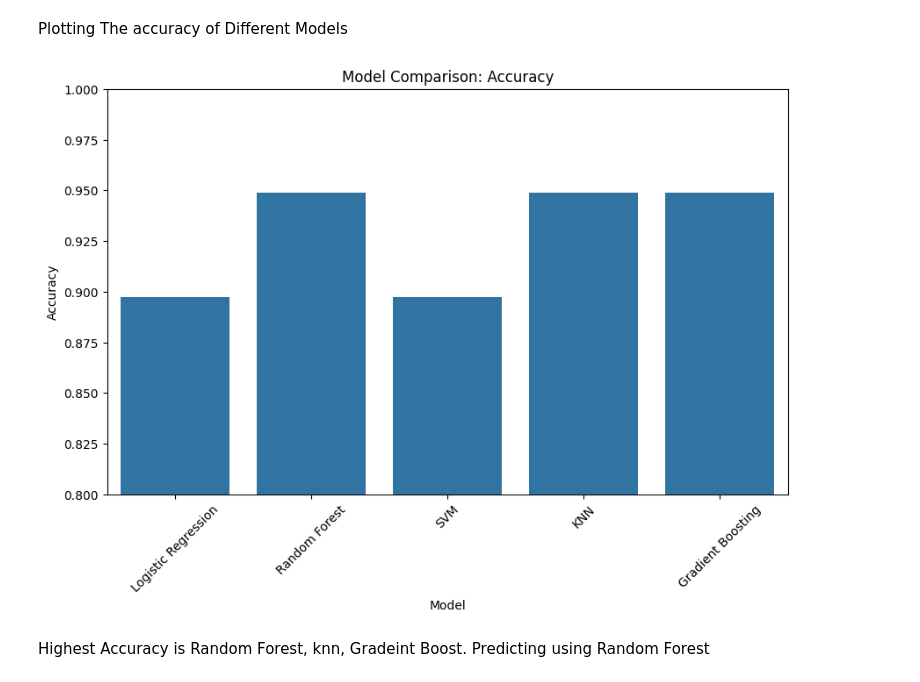
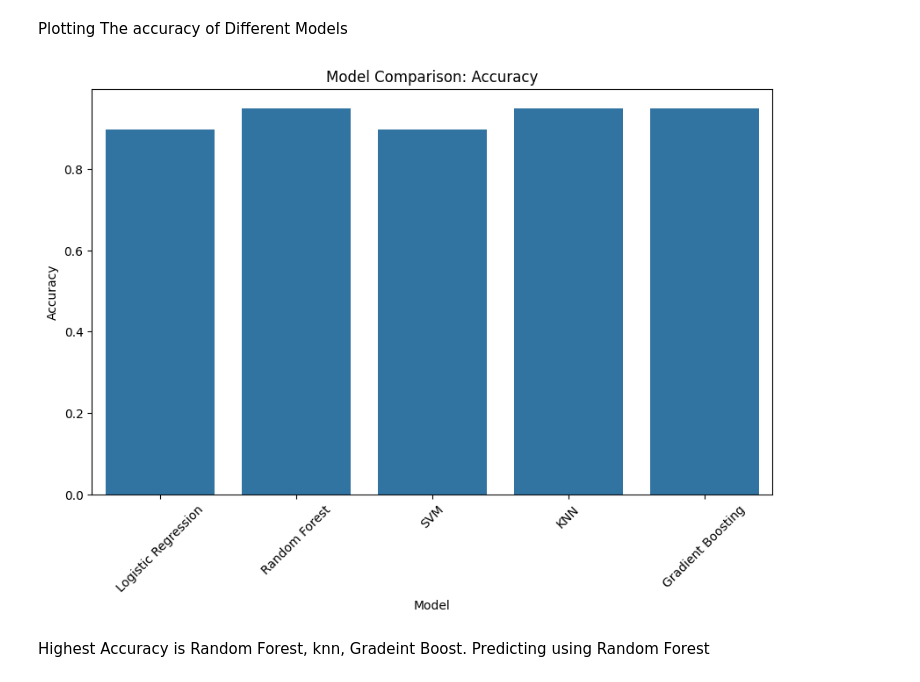
Before and after one commit to juvana81/Parkinsons-Disease-Detection, a Jupyter notebook: Parkinsons_detection_using_ML_Using_Voice_Dataset.ipynb, the cells around one changed output. Saved outputs shown, nothing was run; the diff lists cells and outputs as text; code cells hidden in the pictures.

```diff
--- a/Parkinsons_detection_using_ML_Using_Voice_Dataset.ipynb
+++ b/Parkinsons_detection_using_ML_Using_Voice_Dataset.ipynb
@@ -199,14 +199,13 @@ Plotting The accuracy of Different Models
 # %%
 plt.figure(figsize=(10, 6))
 sns.barplot(x=list(results.keys()), y=list(results.values()))
 plt.title('Model Comparison: Accuracy')
 plt.xlabel('Model')
 plt.ylabel('Accuracy')
 plt.xticks(rotation=45)
-plt.ylim(0.8, 1.0)  # Optional: for better clarity
 plt.show()
 # %% [output]
-[figure, old version]
+[figure, new version]
 # %% [markdown]
 Highest Accuracy is Random Forest, knn, Gradeint Boost.
 Predicting using Random Forest
```
Also changed, not shown: parts of 2 cells of this notebook.
